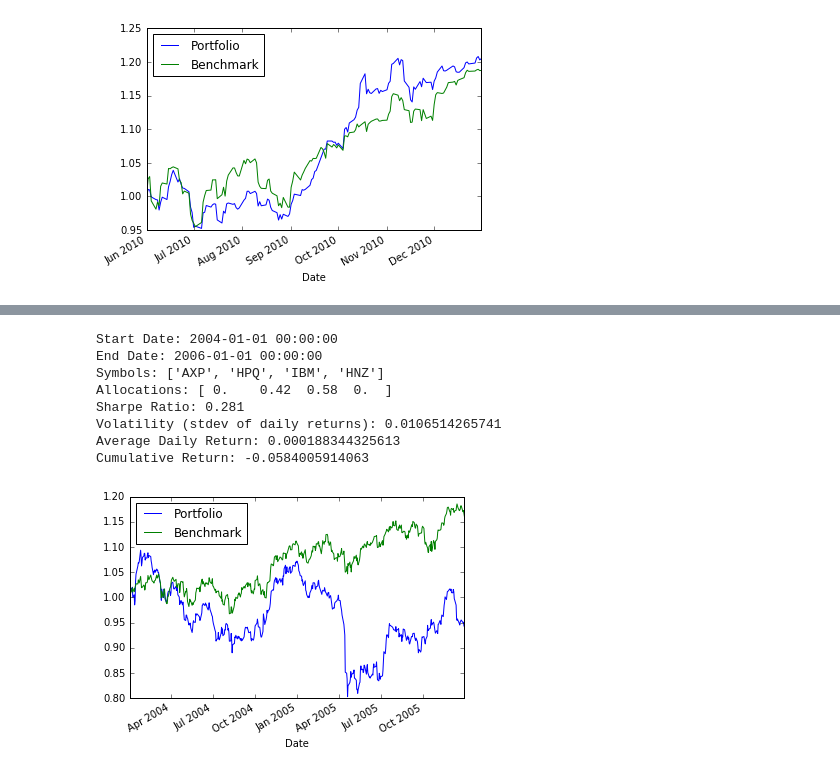
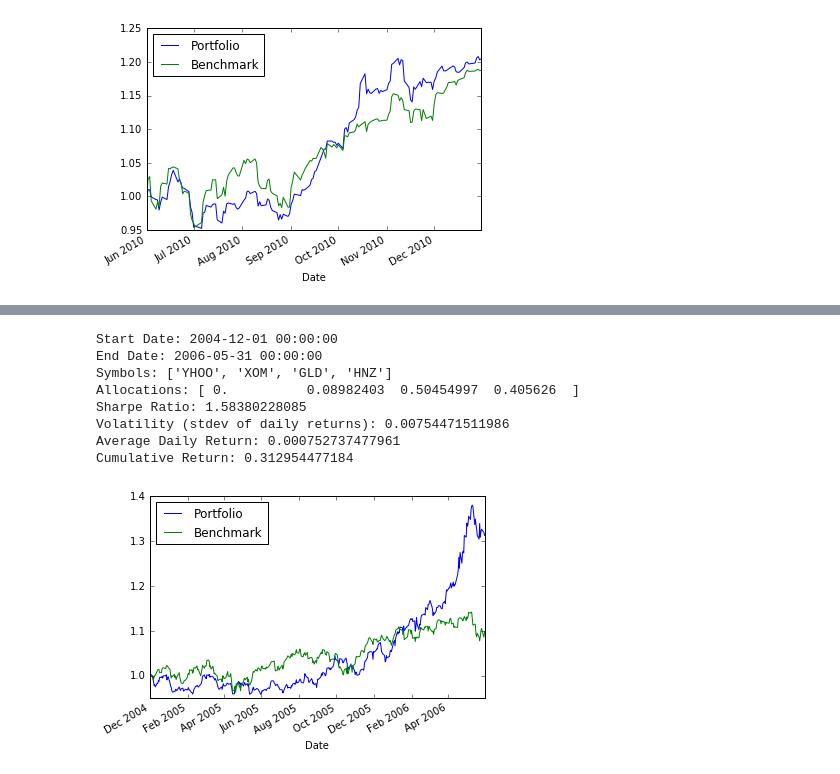
Before and after one commit to bergsfam/ml-projects, a Jupyter notebook: projects/stockpredictr/stock_analysis.ipynb, the cells around one changed output, grey strips where cells are left out. Drawn from its saved outputs; the diff is of its cells as text; code cells hidden in the pictures.

Commit message:
added portfolio optimization

```diff
--- a/projects/stockpredictr/stock_analysis.ipynb
+++ b/projects/stockpredictr/stock_analysis.ipynb
@@ -137,3 +65,22 @@ def optimize_portfolio(sd, ed, syms, gen_plot):
+# %%
+def min_func_sharpe(weights, rets):
+    weights = np.array(weights)
+    pret = np.sum(rets.mean() * weights)
+    pvol = np.sqrt(np.dot(weights.T, np.dot(rets.cov(), weights)))
+    return -(pret / pvol)
+
+def optimize_portfolio(portfolio_values):
+    rets = portfolio_values.pct_change().dropna()
+
+    asset_count = len(rets.columns)
+    cons = ({'type': 'eq', 'fun': lambda x:  np.sum(x) - 1})
+    bnds = tuple((0, 1) for x in range(asset_count))
+
+    opts = sco.minimize(min_func_sharpe, asset_count * [1. / asset_count,], args=rets, bounds=bnds, constraints=cons)
+
+    weights = opts['x']
+
+    return weights
 # %%
 sd = dt.datetime(2010,1,1)
 ed = dt.datetime(2010,12,31)
@@ -301,16 +122,19 @@ Cumulative Return: -0.0584005914063
 # %%
-sd = dt.datetime(2004,1,1)
-ed = dt.datetime(2006,1,1)
-syms = ['AXP', 'HPQ', 'IBM', 'HNZ']
+sd = dt.datetime(2004,12,1)
+ed = dt.datetime(2006,5,31)
+syms = ['YHOO', 'XOM', 'GLD', 'HNZ']
 
-params = optimize_portfolio(sd, ed, syms, gen_plot=True)
+portfolio_values = analysis.get_data(sd, ed, syms)
+allocs = optimize_portfolio(portfolio_values)
+
+params = analysis.assess_portfolio(sd, ed, syms, allocs, sv, rfr=0.0, sf=252.0, gen_plot=True)
 # %% [output]
-Start Date: 2004-01-01 00:00:00
-End Date: 2006-01-01 00:00:00
-Symbols: ['AXP', 'HPQ', 'IBM', 'HNZ']
-Allocations: [ 0.    0.42  0.58  0.  ]
-Sharpe Ratio: 0.281
-Volatility (stdev of daily returns): 0.0106514265741
-Average Daily Return: 0.000188344325613
-Cumulative Return: -0.0584005914063
+Start Date: 2004-12-01 00:00:00
+End Date: 2006-05-31 00:00:00
+Symbols: ['YHOO', 'XOM', 'GLD', 'HNZ']
+Allocations: [ 0.          0.08982403  0.50454997  0.405626  ]
+Sharpe Ratio: 1.58380228085
+Volatility (stdev of daily returns): 0.00754471511986
+Average Daily Return: 0.000752737477961
+Cumulative Return: 0.312954477184
-[figure, old version]
+[figure, new version]
```
Also changed, not shown: parts of 10 cells of this notebook, 1 other file.
